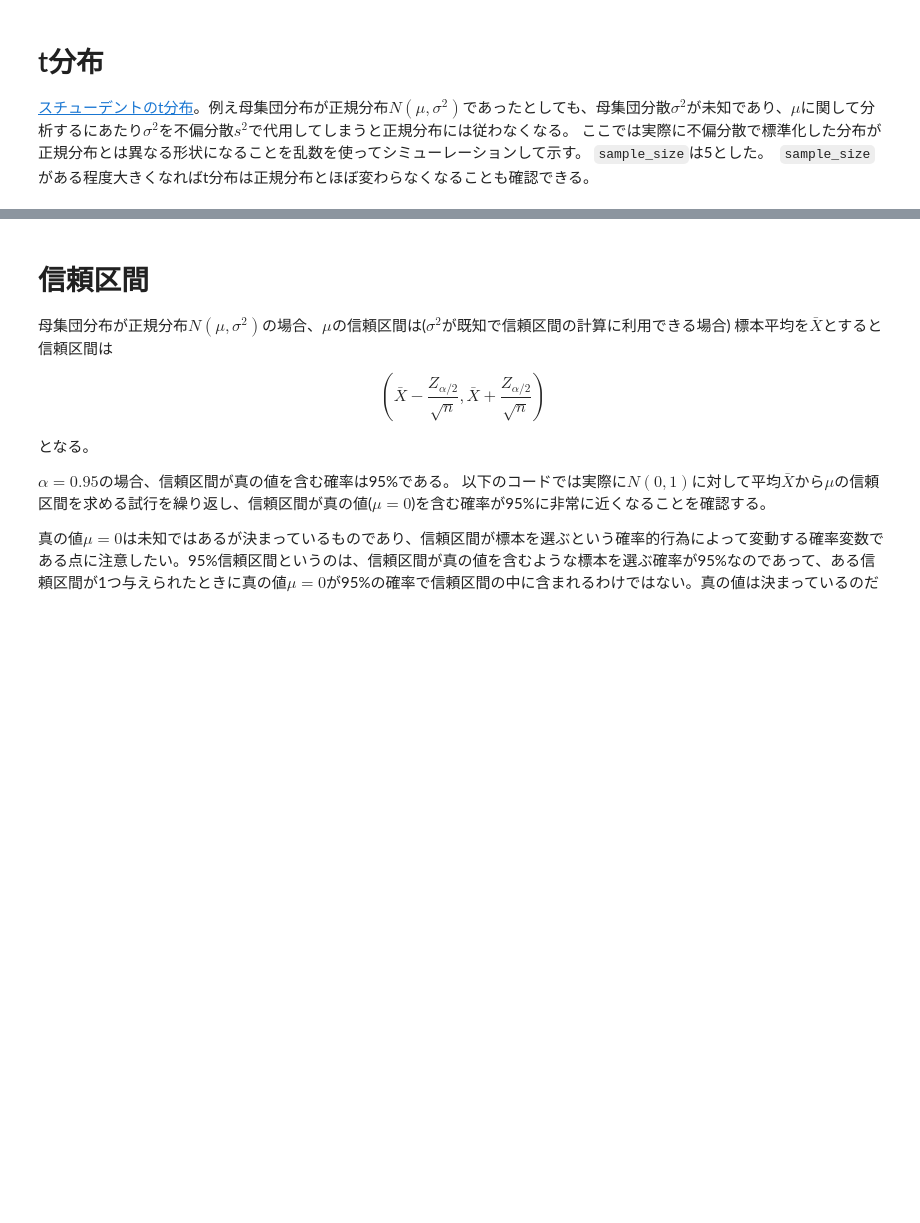
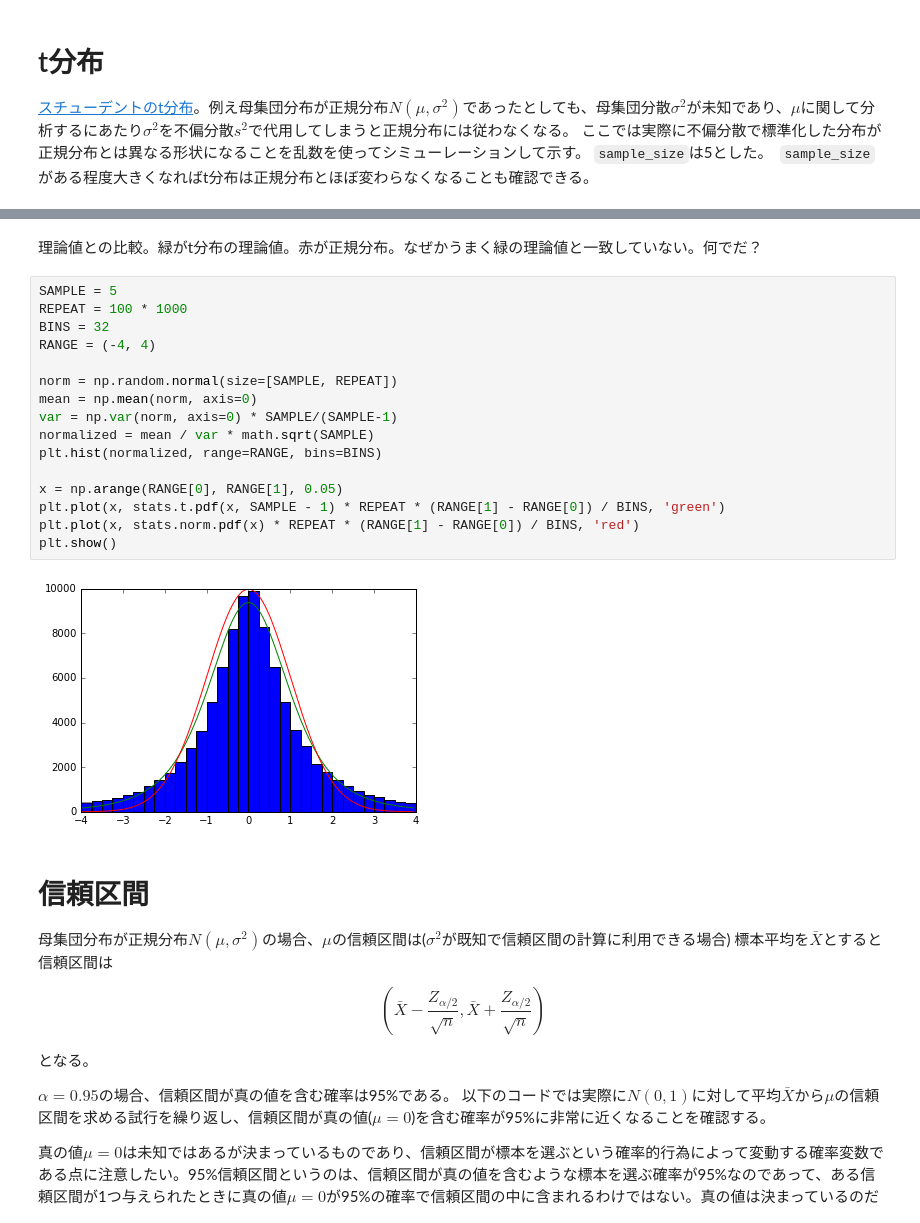
Before and after one commit to yunabe/codelab, a Jupyter notebook: python/notebook/statictics.ipynb, the cells around one changed output, grey strips where cells are left out. Cells and saved outputs as stored; diff of their text form; blank space fills up the shorter version.

```diff
--- a/python/notebook/statictics.ipynb
+++ b/python/notebook/statictics.ipynb
@@ -129,3 +146,23 @@ plt.show()
+# %% [markdown]
+理論値との比較。緑がt分布の理論値。赤が正規分布。なぜかうまく緑の理論値と一致していない。何でだ？
+# %%
+SAMPLE = 5
+REPEAT = 100 * 1000
+BINS = 32
+RANGE = (-4, 4)
+
+norm = np.random.normal(size=[SAMPLE, REPEAT])
+mean = np.mean(norm, axis=0)
+var = np.var(norm, axis=0) * SAMPLE/(SAMPLE-1)
+normalized = mean / var * math.sqrt(SAMPLE)
+plt.hist(normalized, range=RANGE, bins=BINS)
+
+x = np.arange(RANGE[0], RANGE[1], 0.05)
+plt.plot(x, stats.t.pdf(x, SAMPLE - 1) * REPEAT * (RANGE[1] - RANGE[0]) / BINS, 'green')
+plt.plot(x, stats.norm.pdf(x) * REPEAT * (RANGE[1] - RANGE[0]) / BINS, 'red')
+plt.show()
+# %% [output]
+[figure, added]
 # %% [markdown]
 # 信頼区間
 母集団分布が正規分布$N(\mu,\sigma^2)$の場合、$\mu$の信頼区間は($\sigma^2$が既知で信頼区間の計算に利用できる場合)
```
Also changed, not shown: parts of 11 cells of this notebook.
